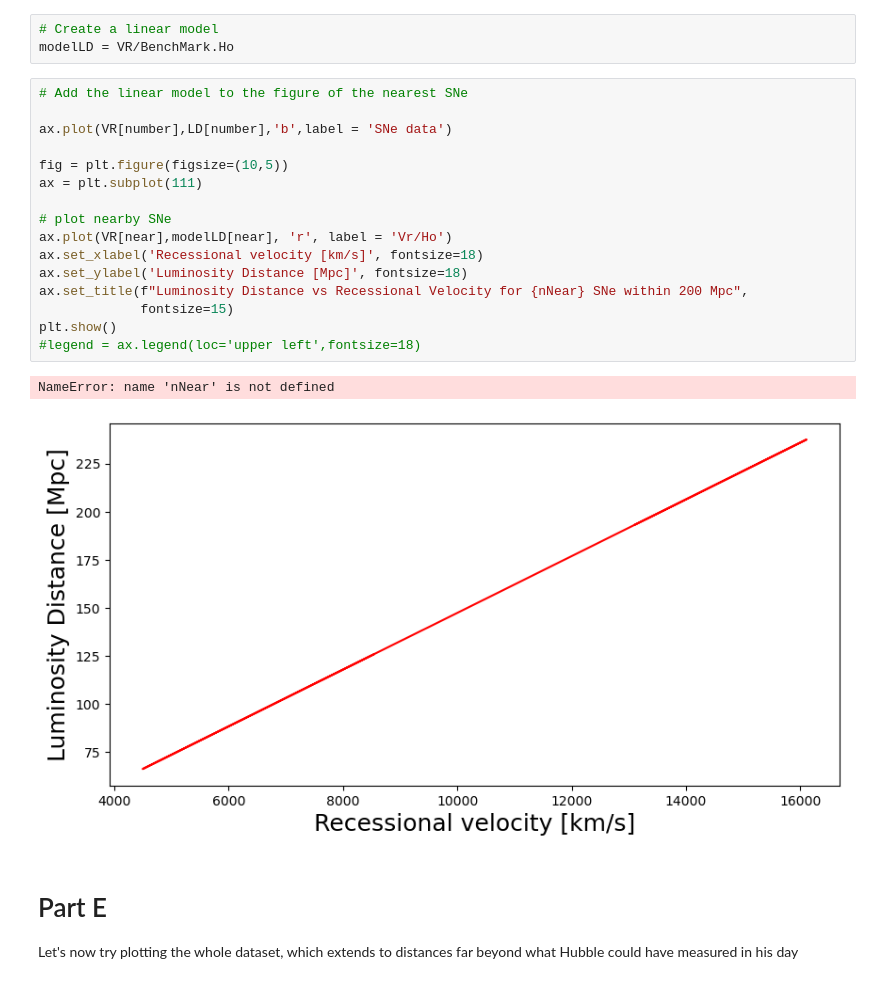
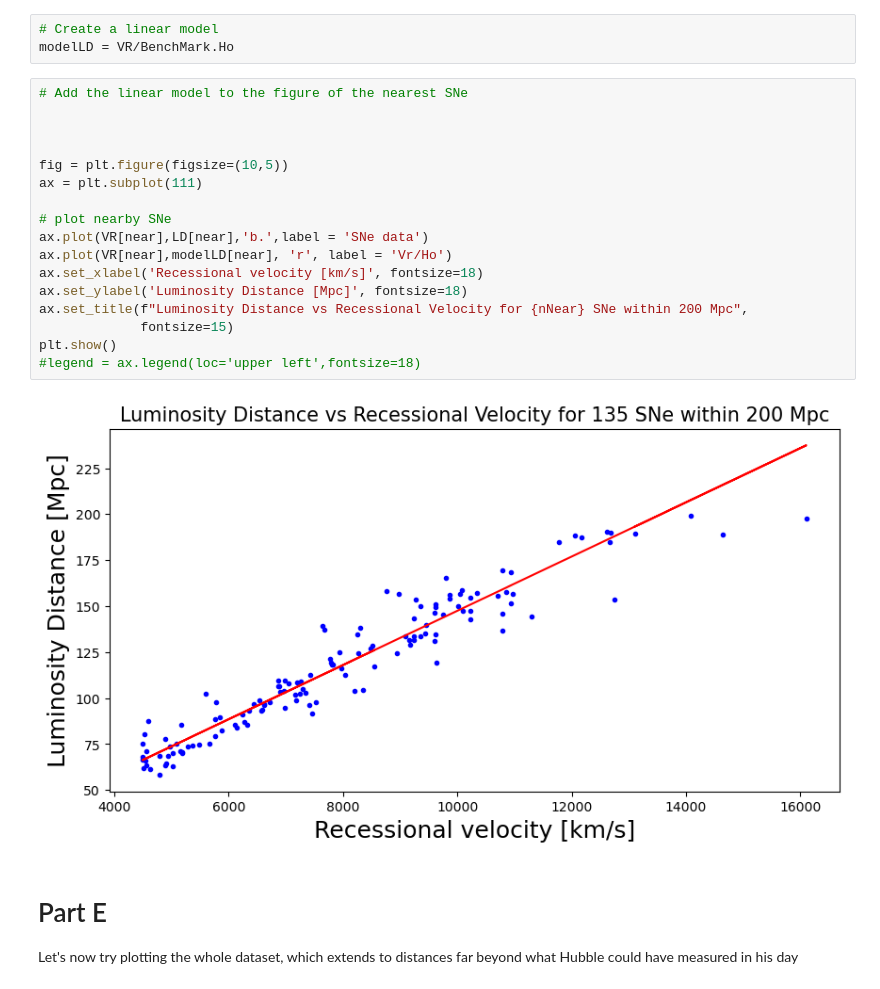
Before and after one commit to c-webs/ASTR_400b, a Jupyter notebook: labs/lab14/Lab14_Template.ipynb, the cells around one changed output. Cells and saved outputs as stored; diff of their text form.

```diff
--- a/labs/lab14/Lab14_Template.ipynb
+++ b/labs/lab14/Lab14_Template.ipynb
@@ -231,22 +231,22 @@ modelLD = VR/BenchMark.Ho
 # %%
 # Add the linear model to the figure of the nearest SNe
 
-ax.plot(VR[number],LD[number],'b',label = 'SNe data')
+
 
 fig = plt.figure(figsize=(10,5))
 ax = plt.subplot(111)
 
 # plot nearby SNe
+ax.plot(VR[near],LD[near],'b.',label = 'SNe data')
 ax.plot(VR[near],modelLD[near], 'r', label = 'Vr/Ho')
 ax.set_xlabel('Recessional velocity [km/s]', fontsize=18)
 ax.set_ylabel('Luminosity Distance [Mpc]', fontsize=18)
 ax.set_title(f"Luminosity Distance vs Recessional Velocity for {nNear} SNe within 200 Mpc",
              fontsize=15)
 plt.show()
 #legend = ax.legend(loc='upper left',fontsize=18)
 # %% [output]
-NameError: name 'nNear' is not defined
-[figure, old version]
+[figure, new version]
 # %% [markdown]
 # Part E
 Let's now try plotting the whole dataset, which extends to distances far beyond what Hubble could have measured in his day
```
Also changed, not shown: parts of 7 cells of this notebook.
